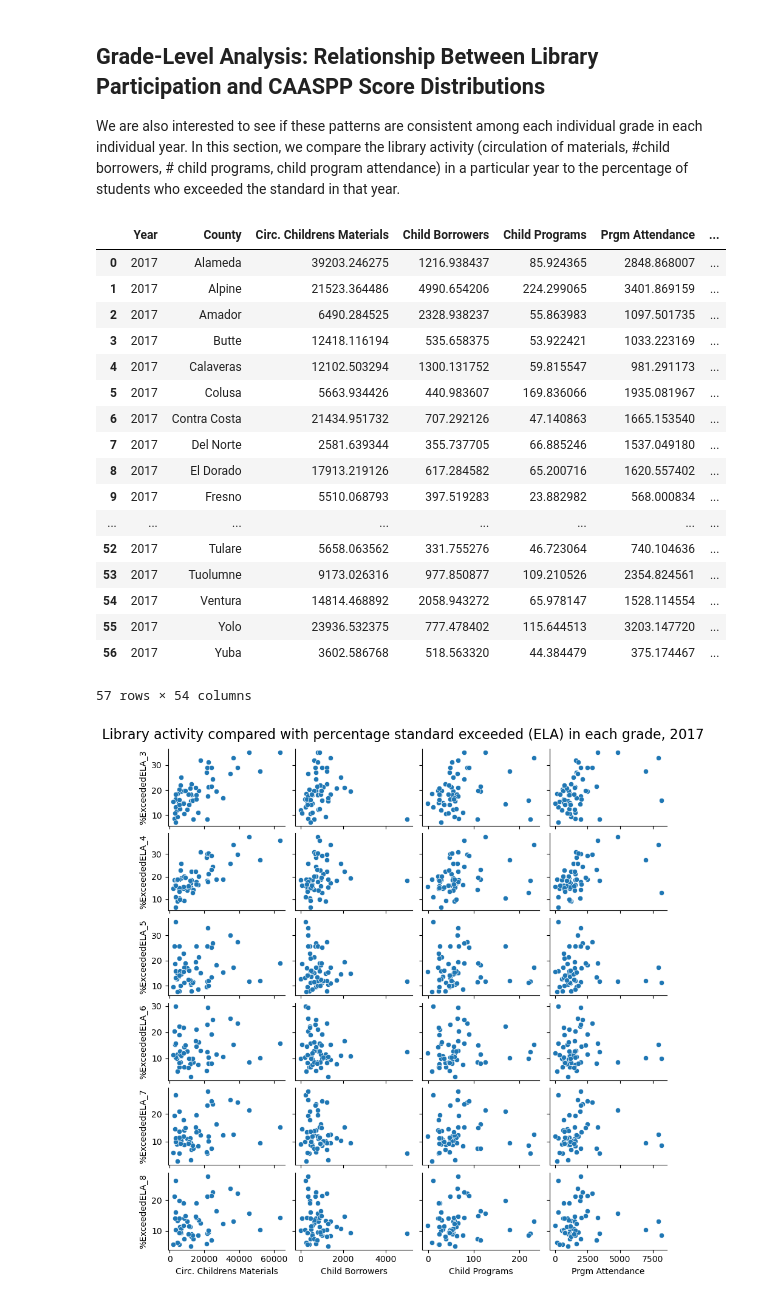
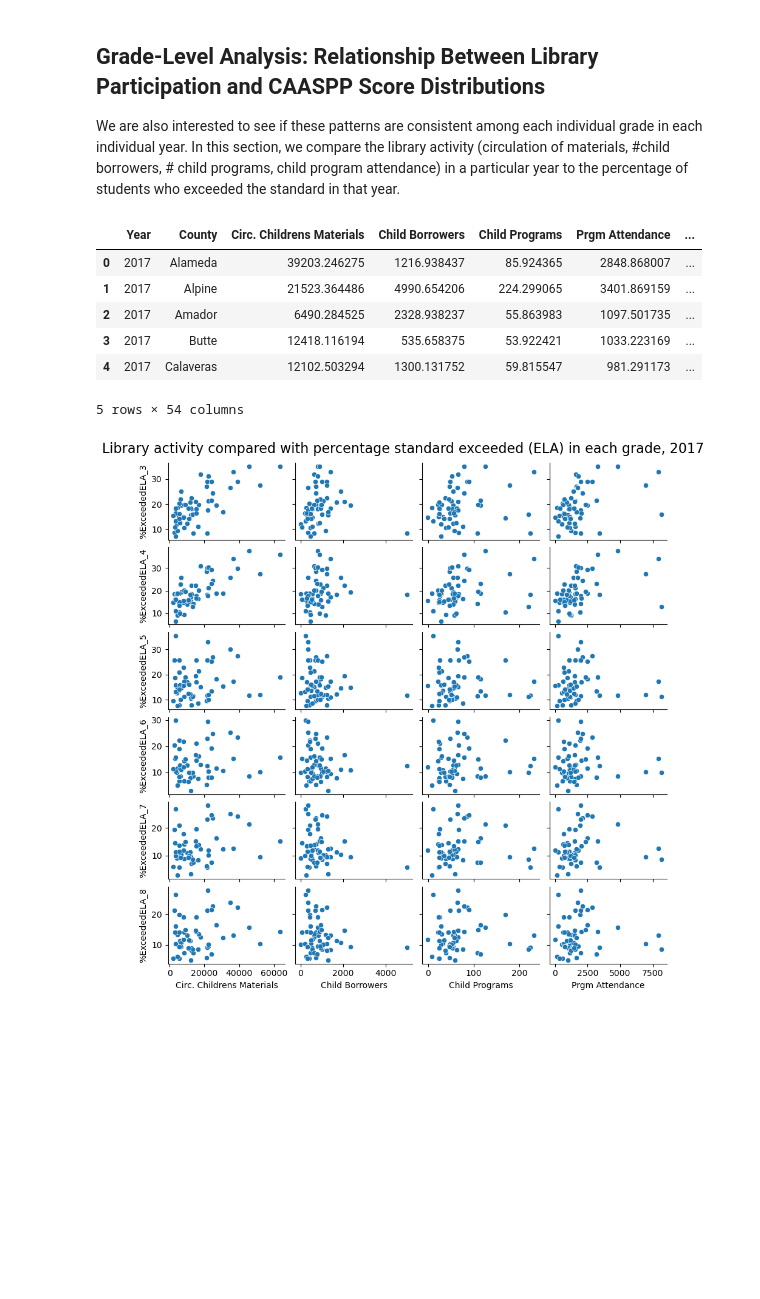
Before and after one commit to KaitlynChou/COGS-108-Project, a Jupyter notebook: FinalProject_Group057_WI24.ipynb, the cells around one changed output. Saved outputs shown, nothing was run; the diff lists cells and outputs as text; code cells hidden in the pictures; blank space fills up the shorter version.

```diff
--- a/FinalProject_Group057_WI24.ipynb
+++ b/FinalProject_Group057_WI24.ipynb
@@ -682,54 +687,42 @@ year_dfs = {}
 for i in range (2017, 2023):
     if i==2020: # skip 2020
         continue
     lib_dfs[f"{i}"] = pd.DataFrame({'Year': i, 'County': libraries_per[libraries_per['Year']==i]['County'].reset_index(drop=True),
                         'Circ. Childrens Materials': libraries_per[libraries_per['Year']==i]['Circ. Childrens Materials Per 1k Children'].reset_index(drop=True),
                         'Child Borrowers': libraries_per[libraries_per['Year']==i]['Children Borrowers Per 1k Children'].reset_index(drop=True),
                         'Child Programs': libraries_per[libraries_per['Year']==i]["Children's Programs Per 1k Children"].reset_index(drop=True),
                         'Prgm Attendance': libraries_per[libraries_per['Year']==i]["Children's Program Attendance Per 1k Children"].reset_index(drop=True)})
 
     for j in range (3, 9):
         if j==3:
             caaspp_dfs[f"{i}"] = pd.DataFrame({'County': caaspp[(caaspp['Test Year']==i) & (caaspp['Grade']==j)]['County Name'].reset_index(drop=True),
                                     'Year': caaspp[(caaspp['Test Year']==i) & (caaspp['Grade']==j)]['Test Year'].reset_index(drop=True)})
         caaspp_dfs[f"{i}"][f"%ExceededELA_{j}"] = caaspp[(caaspp['Test Year']==i) & (caaspp['Grade']==j)]['Percent Exceeded ELA'].reset_index(drop=True)
         caaspp_dfs[f"{i}"][f"%ExceededMath_{j}"] = caaspp[(caaspp['Test Year']==i) & (caaspp['Grade']==j)]['Percent Exceeded Math'].reset_index(drop=True)
         caaspp_dfs[f"{i}"][f"%MetELA_{j}"] = caaspp[(caaspp['Test Year']==i) & (caaspp['Grade']==j)]['Percent Met ELA'].reset_index(drop=True)
         caaspp_dfs[f"{i}"][f"%MetMath_{j}"] = caaspp[(caaspp['Test Year']==i) & (caaspp['Grade']==j)]['Percent Met Math'].reset_index(drop=True)
         caaspp_dfs[f"{i}"][f"%NearELA_{j}"] = caaspp[(caaspp['Test Year']==i) & (caaspp['Grade']==j)]['Percent Nearly Met ELA'].reset_index(drop=True)
         caaspp_dfs[f"{i}"][f"%NearMath_{j}"] = caaspp[(caaspp['Test Year']==i) & (caaspp['Grade']==j)]['Percent Nearly Met Math'].reset_index(drop=True)
         caaspp_dfs[f"{i}"][f"%NotELA_{j}"] = caaspp[(caaspp['Test Year']==i) & (caaspp['Grade']==j)]['Percent Not Met ELA'].reset_index(drop=True)
         caaspp_dfs[f"{i}"][f"%NotMath_{j}"] = caaspp[(caaspp['Test Year']==i) & (caaspp['Grade']==j)]['Percent Not Met Math'].reset_index(drop=True)
 
     year_dfs[f"{i}"] = pd.merge(lib_dfs[f"{i}"], caaspp_dfs[f"{i}"], left_on=['Year', 'County'], right_on=['Year', 'County'])
 
 df_2017 = year_dfs['2017']
 df_2018 = year_dfs['2018']
 df_2019 = year_dfs['2019']
 df_2021 = year_dfs['2021']
 df_2022 = year_dfs['2022']
 del year_dfs, caaspp_dfs, lib_dfs
+df_2017.head()
+# %% [output]
+|  | Year | County | Circ. Childrens Materials | Child Borrowers | Child Programs | Prgm Attendance | ... |
+| 0 | 2017 | Alameda | 39203.246275 | 1216.938437 | 85.924365 | 2848.868007 | ... |
+| 1 | 2017 | Alpine | 21523.364486 | 4990.654206 | 224.299065 | 3401.869159 | ... |
+| 2 | 2017 | Amador | 6490.284525 | 2328.938237 | 55.863983 | 1097.501735 | ... |
+| 3 | 2017 | Butte | 12418.116194 | 535.658375 | 53.922421 | 1033.223169 | ... |
+| 4 | 2017 | Calaveras | 12102.503294 | 1300.131752 | 59.815547 | 981.291173 | ... |
+5 rows × 54 columns
-# %%
-df_2017
-# %% [output]
-|  | Year | County | Circ. Childrens Materials | Child Borrowers | Child Programs | Prgm Attendance | ... |
-| 0 | 2017 | Alameda | 39203.246275 | 1216.938437 | 85.924365 | 2848.868007 | ... |
-| 1 | 2017 | Alpine | 21523.364486 | 4990.654206 | 224.299065 | 3401.869159 | ... |
-| 2 | 2017 | Amador | 6490.284525 | 2328.938237 | 55.863983 | 1097.501735 | ... |
-| 3 | 2017 | Butte | 12418.116194 | 535.658375 | 53.922421 | 1033.223169 | ... |
-| 4 | 2017 | Calaveras | 12102.503294 | 1300.131752 | 59.815547 | 981.291173 | ... |
-| 5 | 2017 | Colusa | 5663.934426 | 440.983607 | 169.836066 | 1935.081967 | ... |
-| 6 | 2017 | Contra Costa | 21434.951732 | 707.292126 | 47.140863 | 1665.153540 | ... |
-| 7 | 2017 | Del Norte | 2581.639344 | 355.737705 | 66.885246 | 1537.049180 | ... |
-| 8 | 2017 | El Dorado | 17913.219126 | 617.284582 | 65.200716 | 1620.557402 | ... |
-| 9 | 2017 | Fresno | 5510.068793 | 397.519283 | 23.882982 | 568.000834 | ... |
-| ... | ... | ... | ... | ... | ... | ... | ... |
-| 52 | 2017 | Tulare | 5658.063562 | 331.755276 | 46.723064 | 740.104636 | ... |
-| 53 | 2017 | Tuolumne | 9173.026316 | 977.850877 | 109.210526 | 2354.824561 | ... |
-| 54 | 2017 | Ventura | 14814.468892 | 2058.943272 | 65.978147 | 1528.114554 | ... |
-| 55 | 2017 | Yolo | 23936.532375 | 777.478402 | 115.644513 | 3203.147720 | ... |
-| 56 | 2017 | Yuba | 3602.586768 | 518.563320 | 44.384479 | 375.174467 | ... |
-57 rows × 54 columns
 # %%
 # Pairplot of Library Participation variables and Percentage Standard Exceeded in ELA
 lib_vars = ['Circ. Childrens Materials', 'Child Borrowers', 'Child Programs', 'Prgm Attendance']
```
Also changed, not shown: parts of 10 cells of this notebook.
